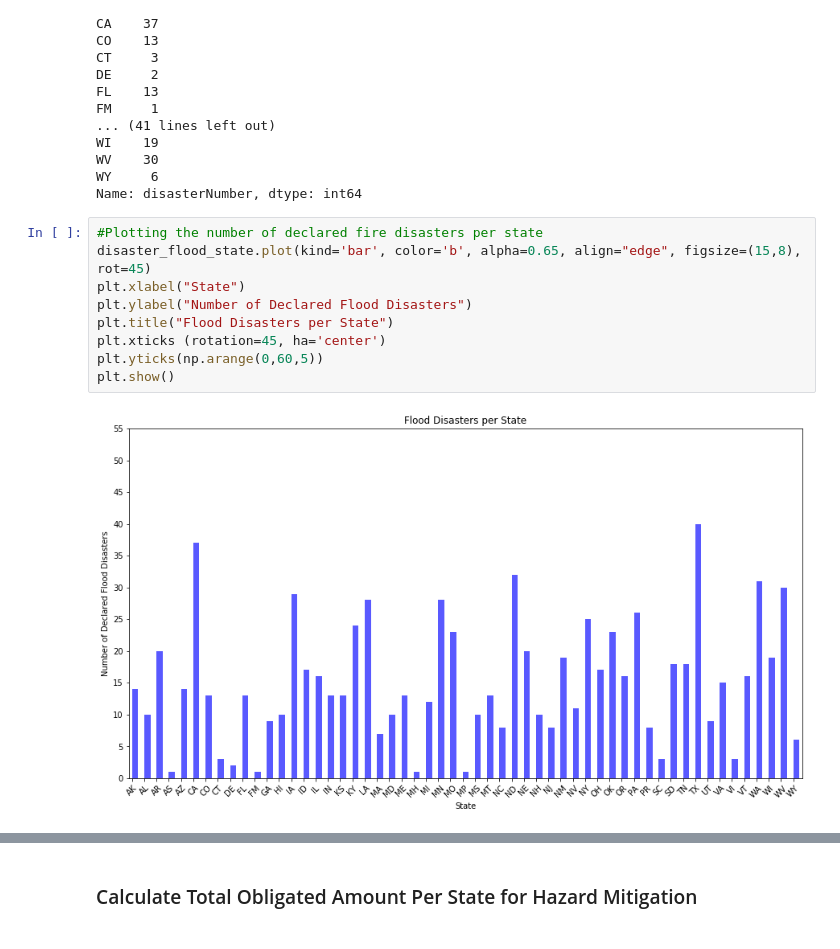
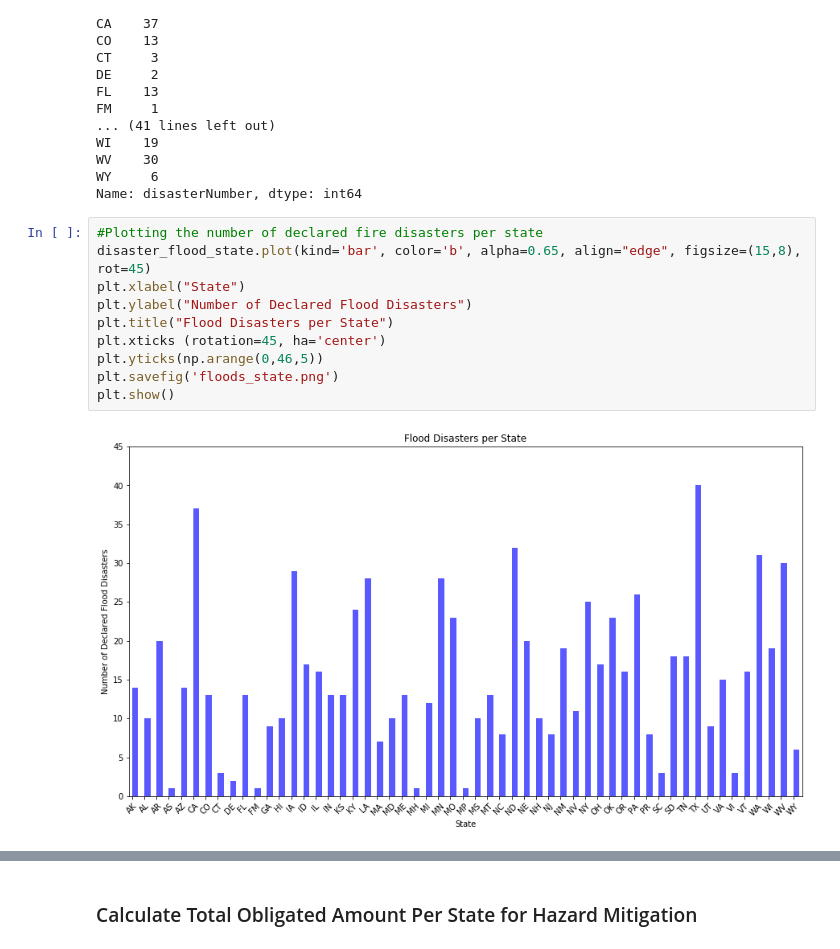
Before and after one commit to anPerger/project-1, a Jupyter notebook: Cleaning Data Flood.ipynb, the cells around one changed output, grey strips where cells are left out. Saved outputs shown, nothing was run; the diff lists cells and outputs as text.

```diff
--- a/Cleaning Data Flood.ipynb
+++ b/Cleaning Data Flood.ipynb
@@ -147,11 +257,12 @@ Name: disasterNumber, dtype: int64
 # %%
 #Plotting the number of declared fire disasters per state
 disaster_flood_state.plot(kind='bar', color='b', alpha=0.65, align="edge", figsize=(15,8), rot=45)
 plt.xlabel("State")
 plt.ylabel("Number of Declared Flood Disasters")
 plt.title("Flood Disasters per State")
 plt.xticks (rotation=45, ha='center')
-plt.yticks(np.arange(0,60,5))
+plt.yticks(np.arange(0,46,5))
+plt.savefig('floods_state.png')
 plt.show()
 # %% [output]
-[figure, old version]
+[figure, new version]
```
Also changed, not shown: parts of 21 cells of this notebook, 5 other files.
